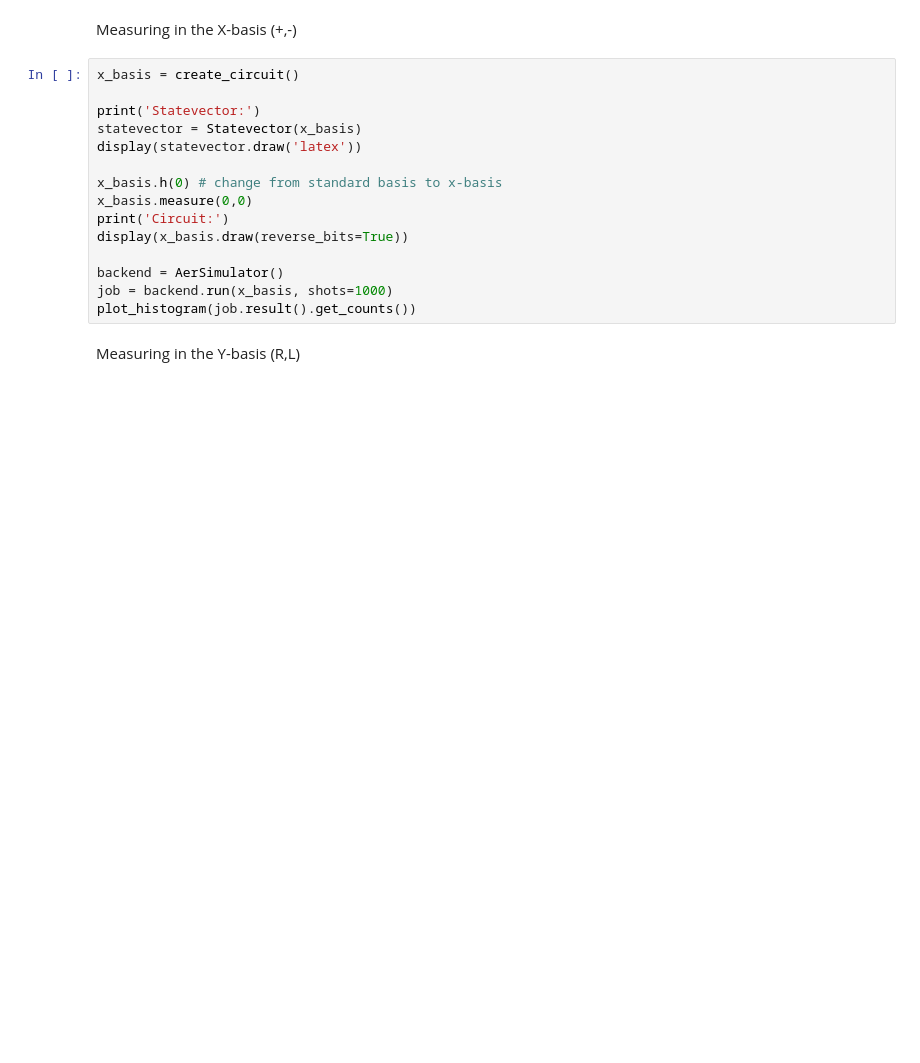
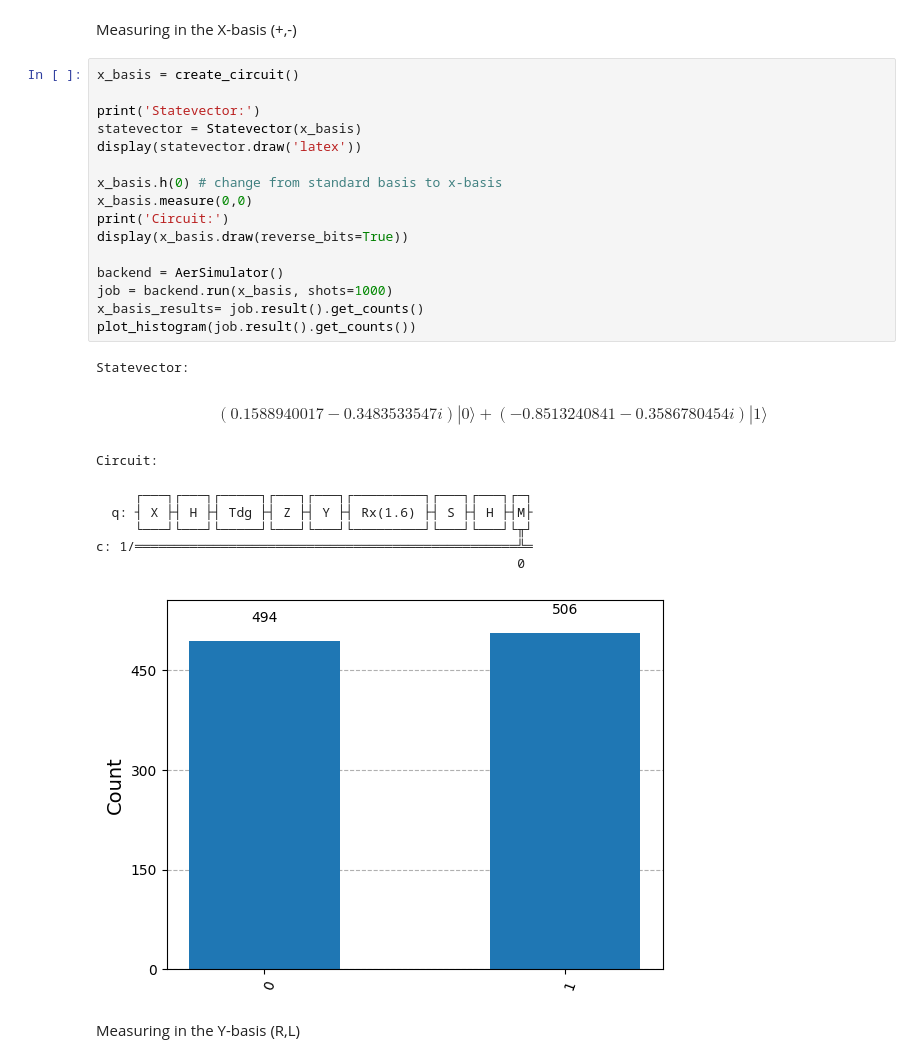
Before and after one commit to auroraingebrigtsen/Assignment1-Inf367, a Jupyter notebook: Quantum2024_MandatoryI_Coding.ipynb, the cells around one changed output. Saved outputs shown, nothing was run; the diff lists cells and outputs as text; blank space fills up the shorter version.

```diff
--- a/Quantum2024_MandatoryI_Coding.ipynb
+++ b/Quantum2024_MandatoryI_Coding.ipynb
@@ -194,17 +316,28 @@ Measuring in the X-basis (+,-)
 # %%
 x_basis = create_circuit()
 
 print('Statevector:')
 statevector = Statevector(x_basis)
 display(statevector.draw('latex'))
 
 x_basis.h(0) # change from standard basis to x-basis
 x_basis.measure(0,0)
 print('Circuit:')
 display(x_basis.draw(reverse_bits=True))
 
 backend = AerSimulator()
 job = backend.run(x_basis, shots=1000)
+x_basis_results= job.result().get_counts()
 plot_histogram(job.result().get_counts())
+# %% [output]
+Statevector:
+$$(0.1588940017 - 0.3483533547 i) |0\rangle+(-0.8513240841 - 0.3586780454 i) |1\rangle$$
+Circuit:
+     ┌───┐┌───┐┌─────┐┌───┐┌───┐┌─────────┐┌───┐┌───┐┌─┐
+  q: ┤ X ├┤ H ├┤ Tdg ├┤ Z ├┤ Y ├┤ Rx(1.6) ├┤ S ├┤ H ├┤M├
+     └───┘└───┘└─────┘└───┘└───┘└─────────┘└───┘└───┘└╥┘
+c: 1/═════════════════════════════════════════════════╩═
+                                                      0
+[figure, added]
 # %% [markdown]
 Measuring in the Y-basis (R,L)
```
Also changed, not shown: parts of 13 cells of this notebook.
